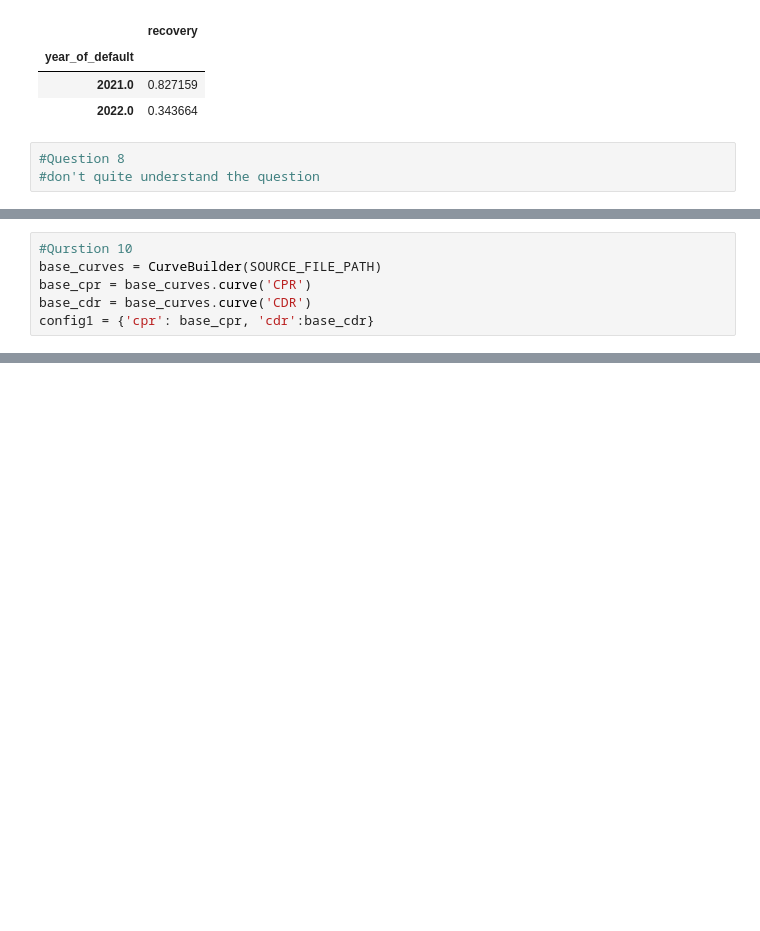
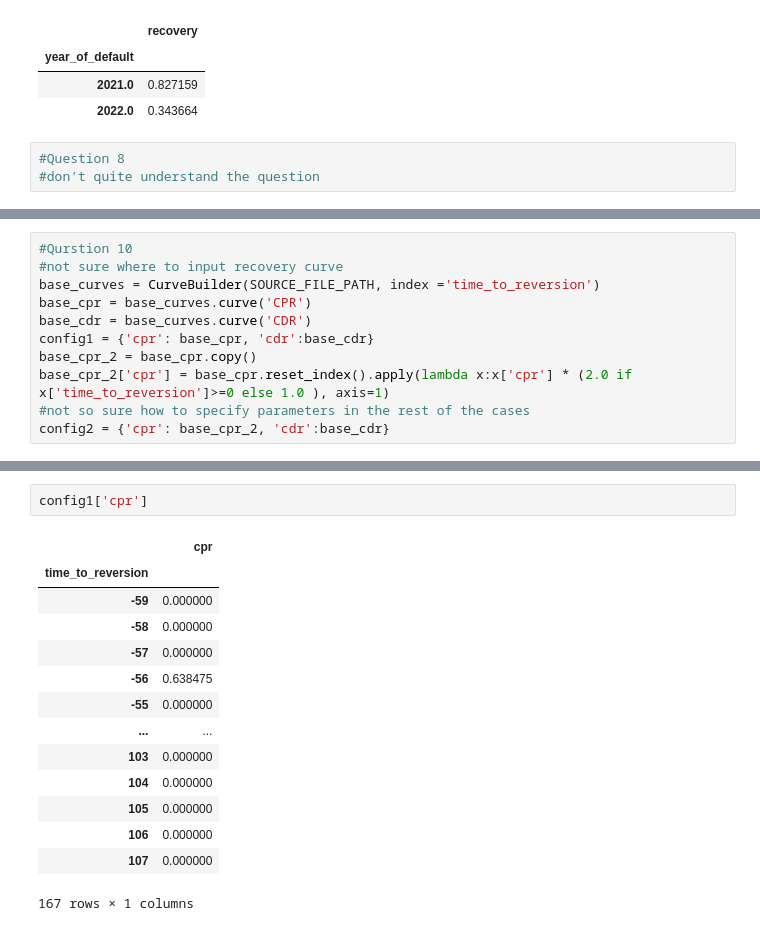
Before and after one commit to charlielao/loanlib, a Jupyter notebook: notebooks/example.ipynb, the cells around one changed output, grey strips where cells are left out. Cells and saved outputs as stored; diff of their text form; blank space fills up the shorter version.

```diff
--- a/notebooks/example.ipynb
+++ b/notebooks/example.ipynb
@@ -125,6 +124,11 @@ print(time.time()-starting_time)
 # %%
 #Qurstion 10
-base_curves = CurveBuilder(SOURCE_FILE_PATH)
+#not sure where to input recovery curve
+base_curves = CurveBuilder(SOURCE_FILE_PATH, index ='time_to_reversion')
 base_cpr = base_curves.curve('CPR')
 base_cdr = base_curves.curve('CDR')
 config1 = {'cpr': base_cpr, 'cdr':base_cdr}
+base_cpr_2 = base_cpr.copy()
+base_cpr_2['cpr'] = base_cpr.reset_index().apply(lambda x:x['cpr'] * (2.0 if x['time_to_reversion']>=0 else 1.0 ), axis=1)
+#not so sure how to specify parameters in the rest of the cases
+config2 = {'cpr': base_cpr_2, 'cdr':base_cdr}
@@ -130,0 +140,17 @@ config1 = {'cpr': base_cpr, 'cdr':base_cdr}
+# %%
+config1['cpr']
+# %% [output]
+|  | cpr |
+| time_to_reversion |  |
+| -59 | 0.000000 |
+| -58 | 0.000000 |
+| -57 | 0.000000 |
+| -56 | 0.638475 |
+| -55 | 0.000000 |
+| ... | ... |
+| 103 | 0.000000 |
+| 104 | 0.000000 |
+| 105 | 0.000000 |
+| 106 | 0.000000 |
+| 107 | 0.000000 |
+167 rows × 1 columns
```
Also changed, not shown: parts of 6 cells of this notebook, 2 other files.
